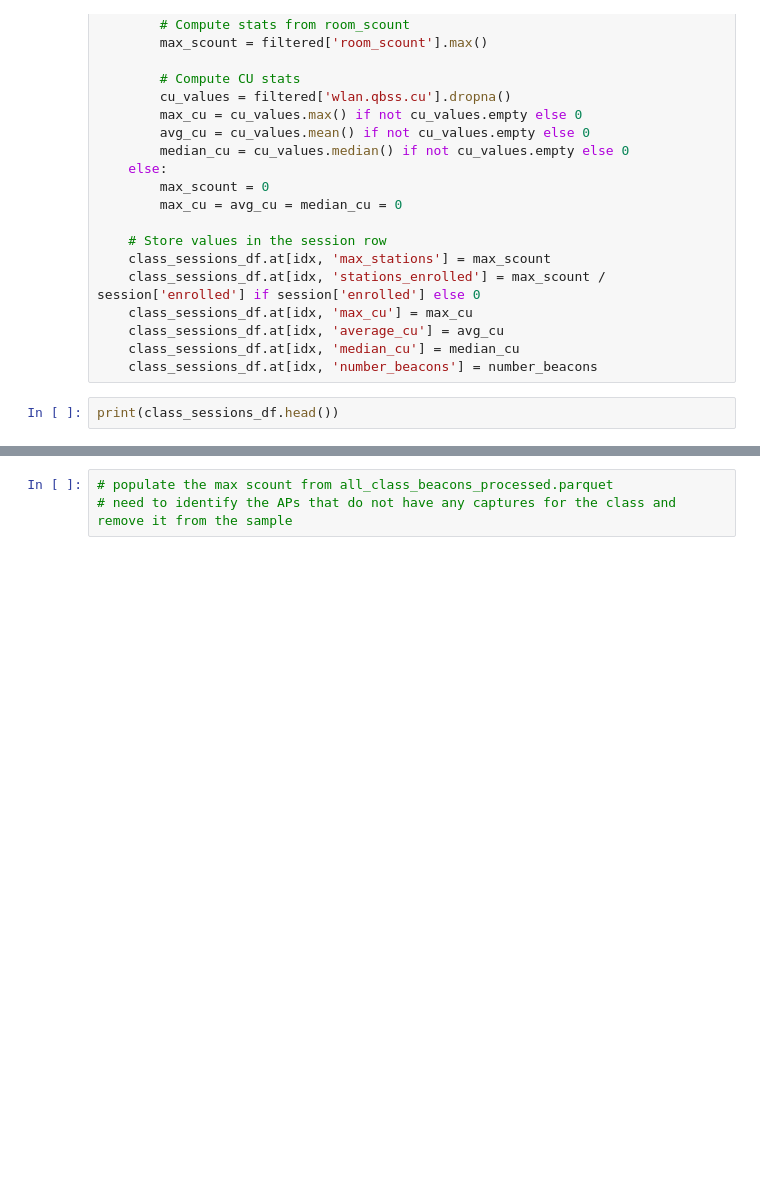
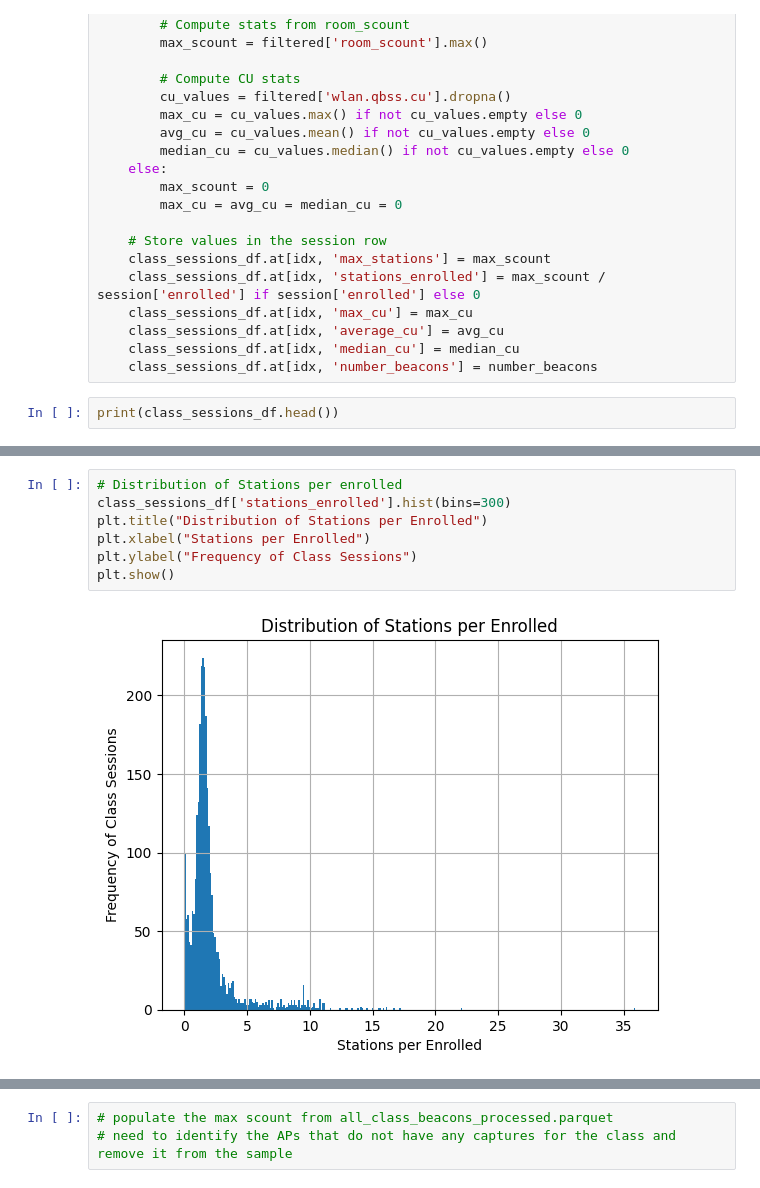
Before and after one commit to Yanzzee/WiFi-Beacon-analysis, a Jupyter notebook: analyze_class_sessions.ipynb, the cells around one changed output, grey strips where cells are left out. Drawn from its saved outputs; the diff is of its cells as text; blank space fills up the shorter version.

Commit message:
analyze_class_sessions additions

```diff
--- a/analyze_class_sessions.ipynb
+++ b/analyze_class_sessions.ipynb
@@ -108,0 +130,9 @@ print("Average devices per enrolled:", average_devices_per_enrolled)
+# %%
+# Distribution of Stations per enrolled
+class_sessions_df['stations_enrolled'].hist(bins=300)
+plt.title("Distribution of Stations per Enrolled")
+plt.xlabel("Stations per Enrolled")
+plt.ylabel("Frequency of Class Sessions")
+plt.show()
+# %% [output]
+[figure, added]
```
Also changed, not shown: parts of 6 cells of this notebook, 7 other files.
